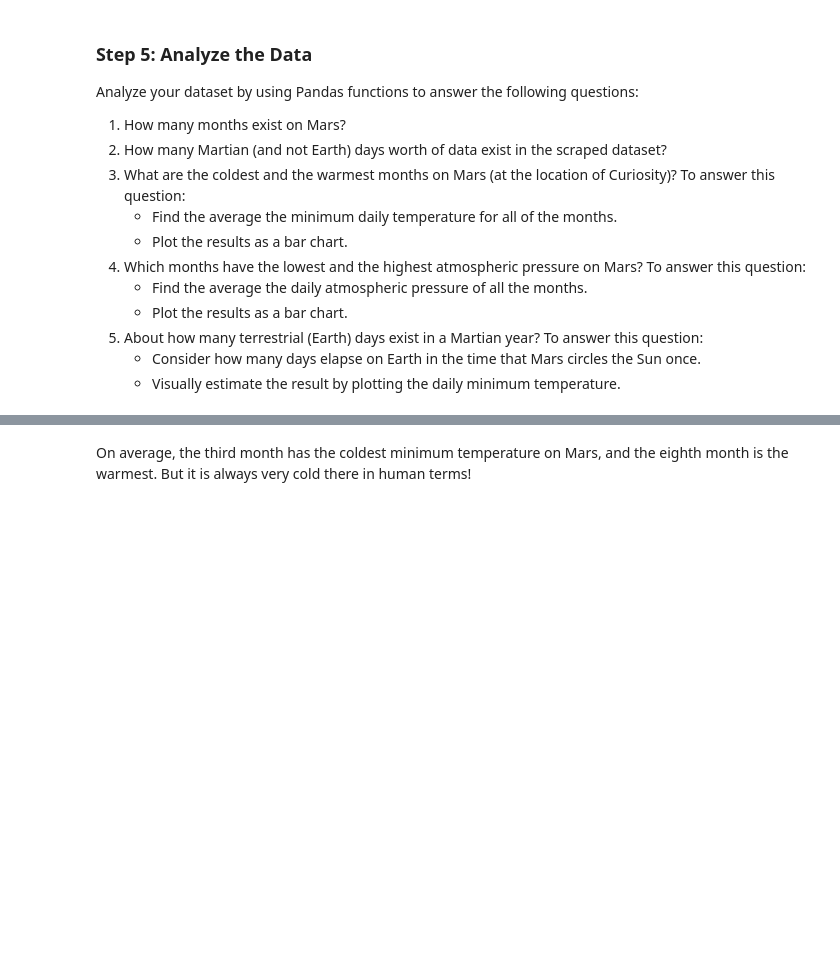
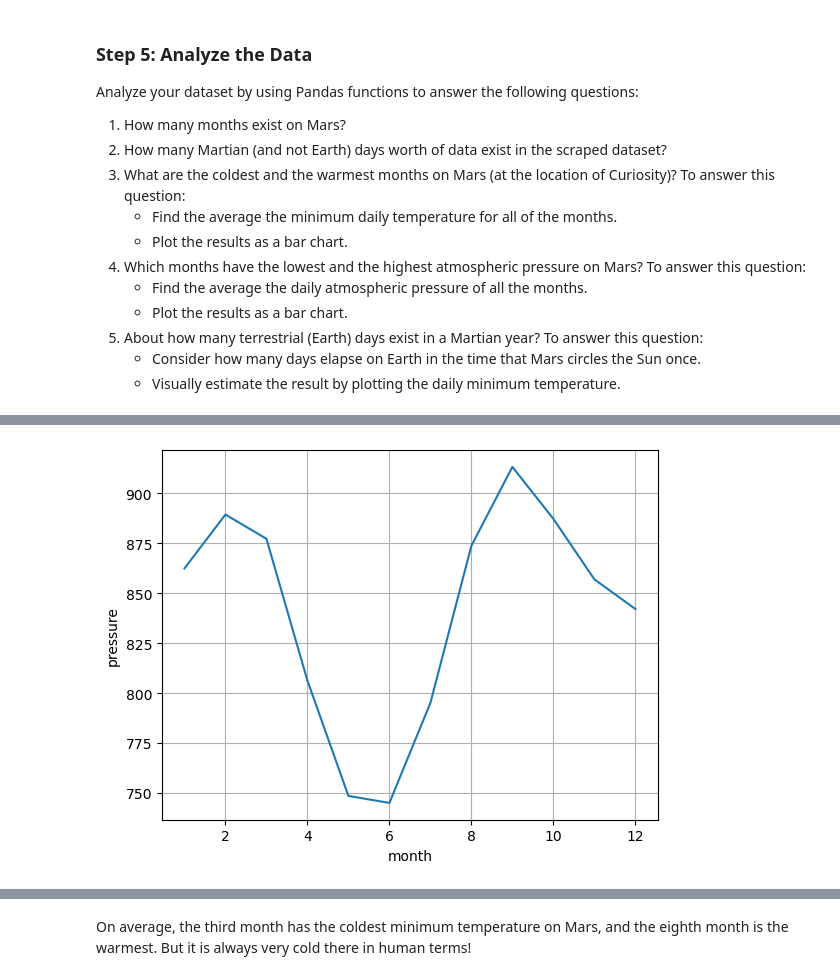
Before and after one commit to juansierra1182/web_scrapping_challenge, a Jupyter notebook: part_2_mars_weather.ipynb, the cells around one changed output, grey strips where cells are left out. Cells and saved outputs as stored; diff of their text form; code cells hidden in the pictures; blank space fills up the shorter version.

```diff
--- a/part_2_mars_weather.ipynb
+++ b/part_2_mars_weather.ipynb
@@ -163,6 +233,15 @@ Analyze your dataset by using Pandas functions to answer the following questions
 # %%
 # 4. Average pressure by Martian month
+pressure_by_month= mars_temp_df.groupby(mars_temp_df["month"])
+
+pressure_mean_by_month = (pressure_by_month.mean(numeric_only=True))["pressure"]
 # %%
 # Plot the average pressure by month
+pressure_mean_by_month.plot()
+plt.grid()
+plt.ylabel("pressure")
+plt.show()
+# %% [output]
+[figure, added]
 # %%
 # 5. How many terrestrial (earth) days are there in a Martian year?
```
Also changed, not shown: parts of 13 cells of this notebook, 1 other file.
